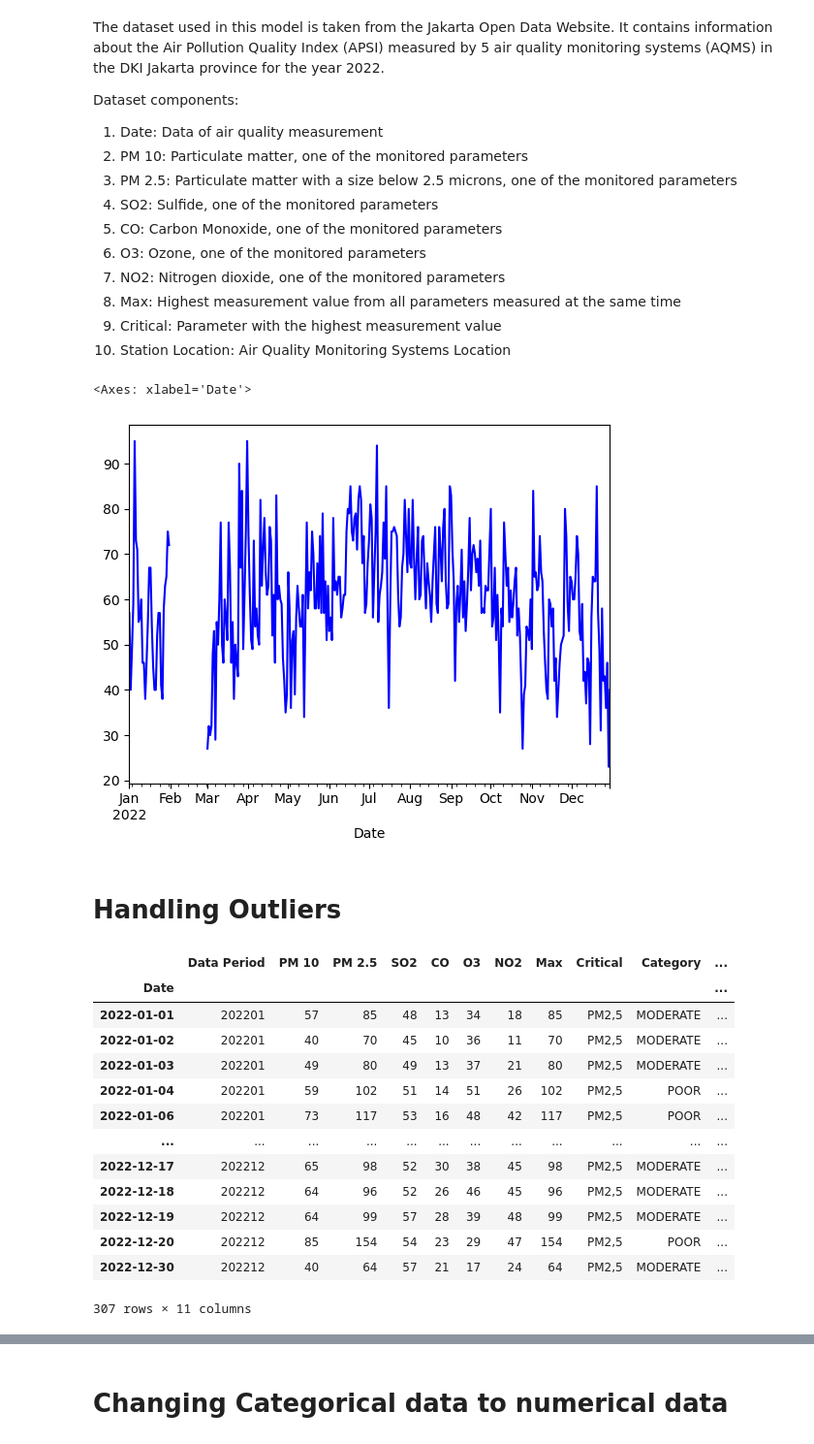
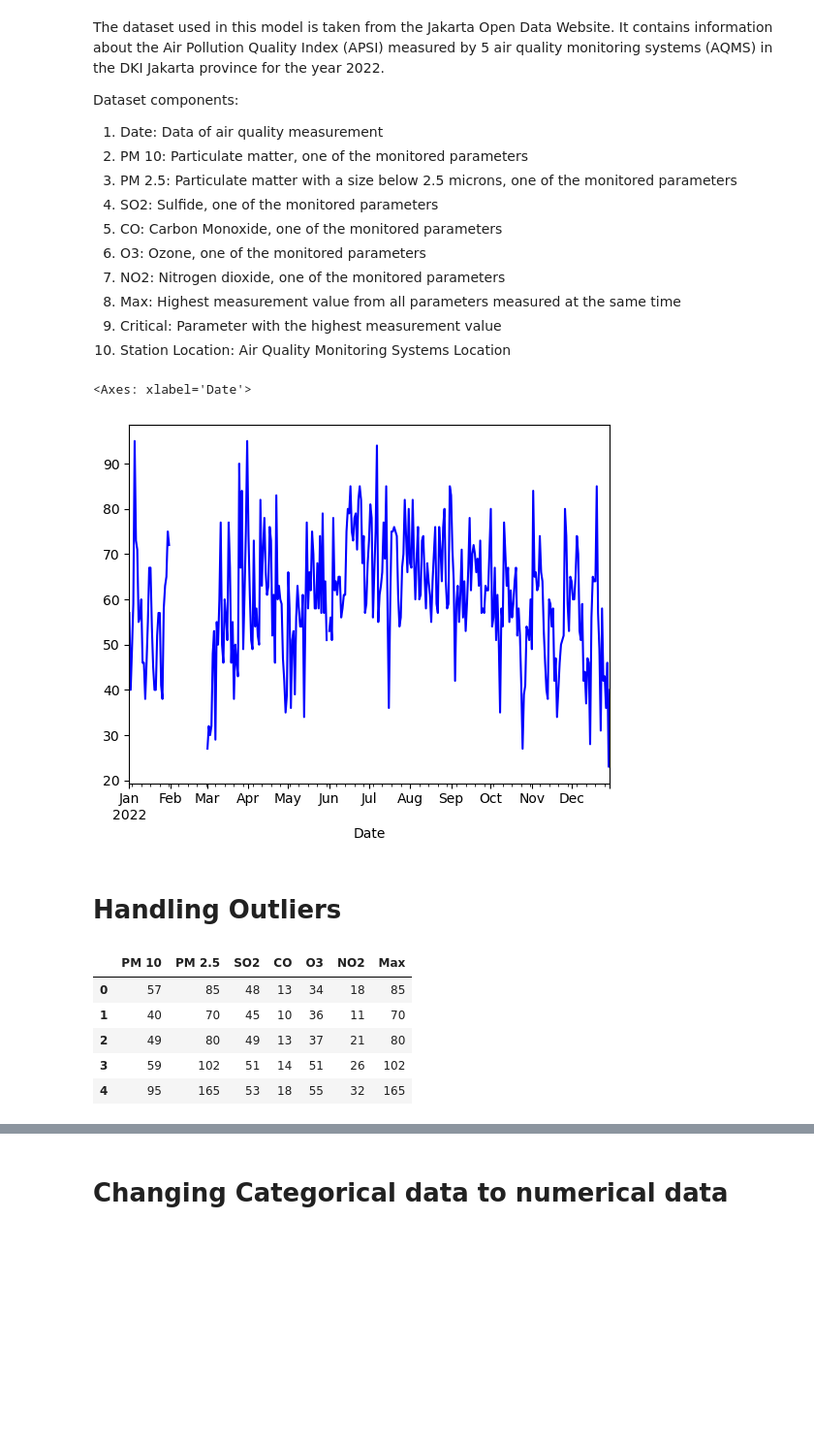
Before and after one commit to wrjodjana/jakarta-analysis, a Jupyter notebook: airquality.ipynb, the cells around one changed output, grey strips where cells are left out. Shown: that part at 97% size. Saved outputs shown, nothing was run; the diff lists cells and outputs as text; code cells hidden in the pictures; blank space fills up the shorter version.

```diff
--- a/airquality.ipynb
+++ b/airquality.ipynb
@@ -135,6 +135,3 @@ df
 | 362 | 202212 | 2022-12-29 | 23 | 50 | 57 | 12 | 16 | 15 | 57 | SO2 | ... |
 | 363 | 202212 | 2022-12-30 | 40 | 64 | 57 | 21 | 17 | 24 | 64 | PM2,5 | ... |
 336 rows × 12 columns
-# %%
-df.replace('null', np.NaN, inplace=True)
-df
@@ -210,7 +193,3 @@ df.describe()
 | 50% | 202207.000000 | 60.000000 | 92.000000 | 49.000000 | 17.000000 | 53.000000 | 28.000000 | 93.000000 |
 | 75% | 202210.000000 | 69.250000 | 112.000000 | 51.000000 | 21.000000 | 72.250000 | 33.250000 | 112.000000 |
 | max | 202212.000000 | 95.000000 | 165.000000 | 62.000000 | 55.000000 | 181.000000 | 52.000000 | 181.000000 |
-# %%
-
-df = df[df.Critical != 'null']
-df
@@ -230,0 +196,3 @@ df
+# %%
+df.dropna(inplace=True)
+df
@@ -251,36 +233,17 @@ df_resampled = df[numerical_columns].resample('D').mean()
 df_resampled['PM 10'].plot(kind='line', color='blue')
 # %% [output]
 <Axes: xlabel='Date'>
-[figure, old version]
+[figure, new version]
 # %% [markdown]
 # Handling Outliers
-# %%
-numerical_cols = df.select_dtypes(include=['number']).columns
-
-def remove_outliers(df, column):
-    Q1 = df[column].quantile(0.25)
-    Q3 = df[column].quantile(0.75)
-    IQR = Q3 - Q1
-    lower_bound = Q1 - 1.5 * IQR
-    upper_bound = Q3 + 1.5 * IQR
-    return df[(df[column] >= lower_bound) & (df[column] <= upper_bound)]
-
-# call the function for each numerical column in the dataframe
-for col in numerical_cols:
-    df = remove_outliers(df, col)
-df
-# %% [output]
-|  | Data Period | PM 10 | PM 2.5 | SO2 | CO | O3 | NO2 | Max | Critical | Category | ... |
-| Date |  |  |  |  |  |  |  |  |  |  | ... |
-| 2022-01-01 | 202201 | 57 | 85 | 48 | 13 | 34 | 18 | 85 | PM2,5 | MODERATE | ... |
-| 2022-01-02 | 202201 | 40 | 70 | 45 | 10 | 36 | 11 | 70 | PM2,5 | MODERATE | ... |
-| 2022-01-03 | 202201 | 49 | 80 | 49 | 13 | 37 | 21 | 80 | PM2,5 | MODERATE | ... |
-| 2022-01-04 | 202201 | 59 | 102 | 51 | 14 | 51 | 26 | 102 | PM2,5 | POOR | ... |
-| 2022-01-06 | 202201 | 73 | 117 | 53 | 16 | 48 | 42 | 117 | PM2,5 | POOR | ... |
-| ... | ... | ... | ... | ... | ... | ... | ... | ... | ... | ... | ... |
-| 2022-12-17 | 202212 | 65 | 98 | 52 | 30 | 38 | 45 | 98 | PM2,5 | MODERATE | ... |
-| 2022-12-18 | 202212 | 64 | 96 | 52 | 26 | 46 | 45 | 96 | PM2,5 | MODERATE | ... |
-| 2022-12-19 | 202212 | 64 | 99 | 57 | 28 | 39 | 48 | 99 | PM2,5 | MODERATE | ... |
-| 2022-12-20 | 202212 | 85 | 154 | 54 | 23 | 29 | 47 | 154 | PM2,5 | POOR | ... |
-| 2022-12-30 | 202212 | 40 | 64 | 57 | 21 | 17 | 24 | 64 | PM2,5 | MODERATE | ... |
-307 rows × 11 columns
+# %%
+temp = df.reset_index().drop('Date', axis=1)
+df_numerical = temp.iloc[:,1:8]
+df_numerical.head()
+# %% [output]
+|  | PM 10 | PM 2.5 | SO2 | CO | O3 | NO2 | Max |
+| 0 | 57 | 85 | 48 | 13 | 34 | 18 | 85 |
+| 1 | 40 | 70 | 45 | 10 | 36 | 11 | 70 |
+| 2 | 49 | 80 | 49 | 13 | 37 | 21 | 80 |
+| 3 | 59 | 102 | 51 | 14 | 51 | 26 | 102 |
+| 4 | 95 | 165 | 53 | 18 | 55 | 32 | 165 |
```
Also changed, not shown: parts of 19 cells of this notebook.
